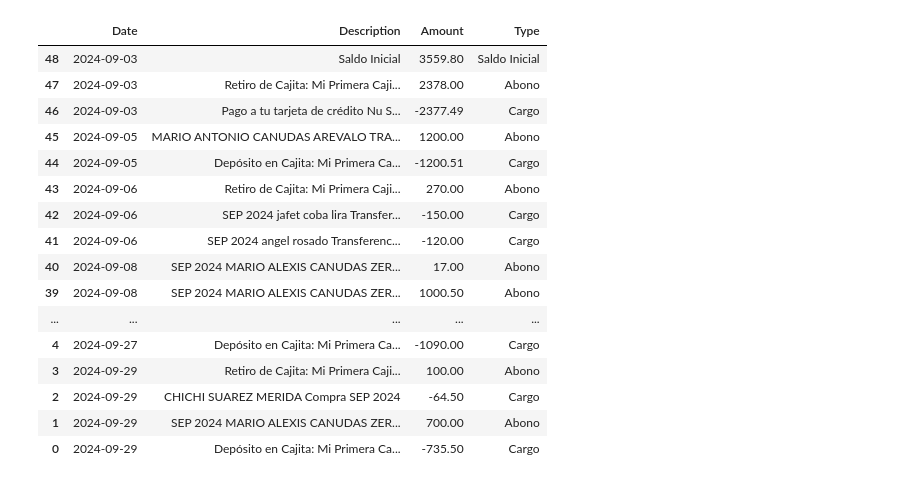
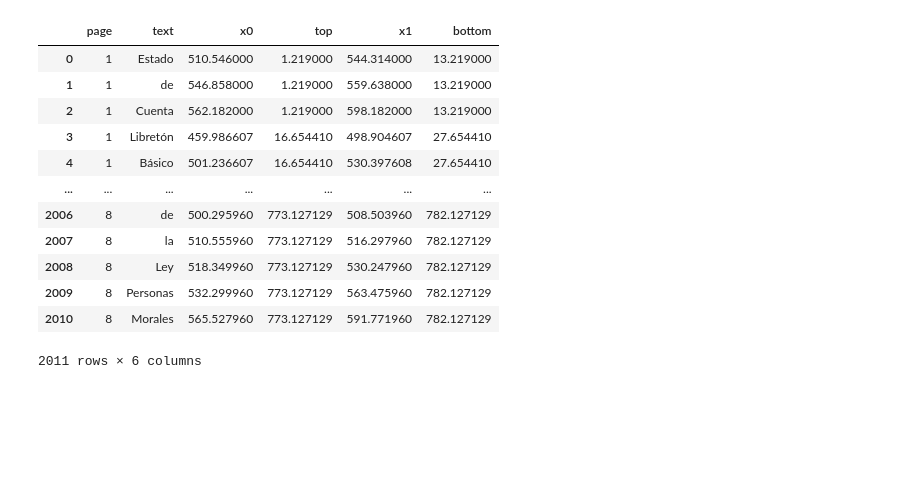
Before and after one commit to MarioCanudas/Aether, a Jupyter notebook: Aether_v1/models/test_models.ipynb, the cells around one changed output. Saved outputs shown, nothing was run; the diff lists cells and outputs as text; code cells hidden in the pictures; blank space fills up the shorter version.

```diff
--- a/Aether_v1/models/test_models.ipynb
+++ b/Aether_v1/models/test_models.ipynb
@@ -170,25 +28,0 @@ reconstructed_table
-# %%
-from table_normalizer import TransactionTableNormalizer
-
-normalizer = TransactionTableNormalizer(reconstructed_table, bank_detector)
-
-df_normalized = normalizer.normalize_table()
-df_normalized
-# %% [output]
-|  | Date | Description | Amount | Type |
-| 48 | 2024-09-03 | Saldo Inicial | 3559.80 | Saldo Inicial |
-| 47 | 2024-09-03 | Retiro de Cajita: Mi Primera Caji... | 2378.00 | Abono |
-| 46 | 2024-09-03 | Pago a tu tarjeta de crédito Nu S... | -2377.49 | Cargo |
-| 45 | 2024-09-05 | MARIO ANTONIO CANUDAS AREVALO TRA... | 1200.00 | Abono |
-| 44 | 2024-09-05 | Depósito en Cajita: Mi Primera Ca... | -1200.51 | Cargo |
-| 43 | 2024-09-06 | Retiro de Cajita: Mi Primera Caji... | 270.00 | Abono |
-| 42 | 2024-09-06 | SEP 2024 jafet coba lira Transfer... | -150.00 | Cargo |
-| 41 | 2024-09-06 | SEP 2024 angel rosado Transferenc... | -120.00 | Cargo |
-| 40 | 2024-09-08 | SEP 2024 MARIO ALEXIS CANUDAS ZER... | 17.00 | Abono |
-| 39 | 2024-09-08 | SEP 2024 MARIO ALEXIS CANUDAS ZER... | 1000.50 | Abono |
-| ... | ... | ... | ... | ... |
-| 4 | 2024-09-27 | Depósito en Cajita: Mi Primera Ca... | -1090.00 | Cargo |
-| 3 | 2024-09-29 | Retiro de Cajita: Mi Primera Caji... | 100.00 | Abono |
-| 2 | 2024-09-29 | CHICHI SUAREZ MERIDA Compra SEP 2024 | -64.50 | Cargo |
-| 1 | 2024-09-29 | SEP 2024 MARIO ALEXIS CANUDAS ZER... | 700.00 | Abono |
-| 0 | 2024-09-29 | Depósito en Cajita: Mi Primera Ca... | -735.50 | Cargo |
@@ -196,0 +29,17 @@ normalizer.period_idx
+# %%
+corrected_extracted_words = doc_processor.get_corrected_extracted_words()
+corrected_extracted_words
+# %% [output]
+|  | page | text | x0 | top | x1 | bottom |
+| 0 | 1 | Estado | 510.546000 | 1.219000 | 544.314000 | 13.219000 |
+| 1 | 1 | de | 546.858000 | 1.219000 | 559.638000 | 13.219000 |
+| 2 | 1 | Cuenta | 562.182000 | 1.219000 | 598.182000 | 13.219000 |
+| 3 | 1 | Libretón | 459.986607 | 16.654410 | 498.904607 | 27.654410 |
+| 4 | 1 | Básico | 501.236607 | 16.654410 | 530.397608 | 27.654410 |
+| ... | ... | ... | ... | ... | ... | ... |
+| 2006 | 8 | de | 500.295960 | 773.127129 | 508.503960 | 782.127129 |
+| 2007 | 8 | la | 510.555960 | 773.127129 | 516.297960 | 782.127129 |
+| 2008 | 8 | Ley | 518.349960 | 773.127129 | 530.247960 | 782.127129 |
+| 2009 | 8 | Personas | 532.299960 | 773.127129 | 563.475960 | 782.127129 |
+| 2010 | 8 | Morales | 565.527960 | 773.127129 | 591.771960 | 782.127129 |
+2011 rows × 6 columns
```
Also changed, not shown: parts of 13 cells of this notebook, 8 other files.
